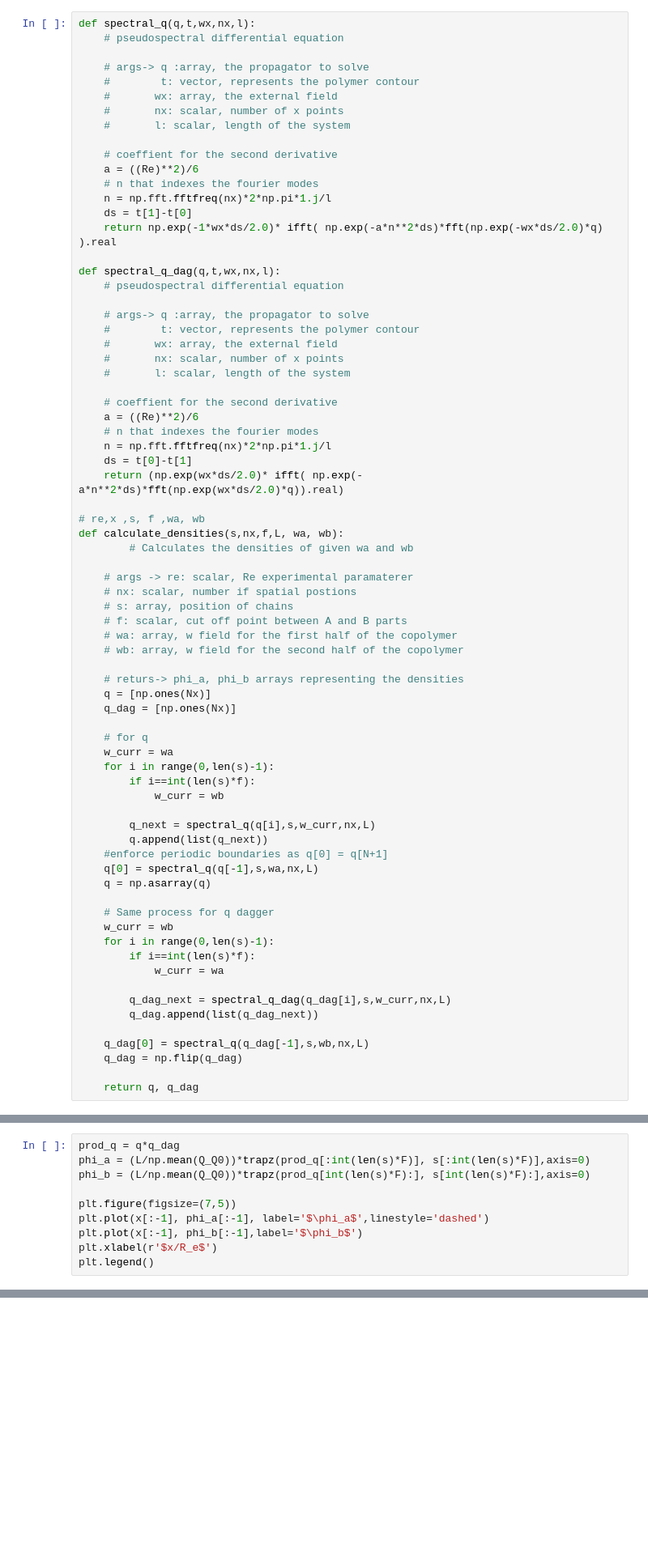
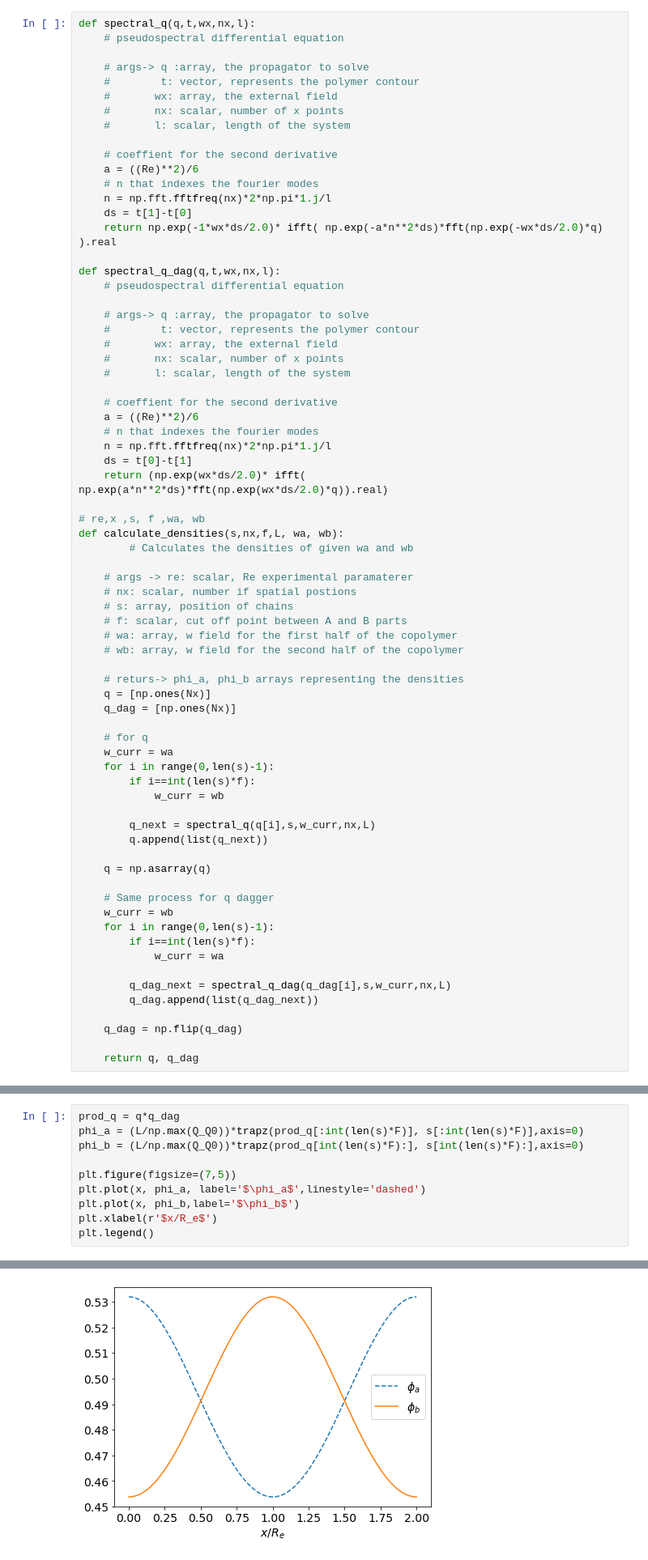
Before and after one commit to Ssalazar12/Physics, a Jupyter notebook: Self-Consistent Field Theory/Project 2_explicit_euler.ipynb, the cells around one changed output, grey strips where cells are left out. Shown: that part at 81% size. Drawn from its saved outputs; the diff is of its cells as text; blank space fills up the shorter version.

```diff
--- a/Self-Consistent Field Theory/Project 2_explicit_euler.ipynb
+++ b/Self-Consistent Field Theory/Project 2_explicit_euler.ipynb
@@ -73,7 +73,7 @@ def spectral_q_dag(q,t,wx,nx,l):
     # n that indexes the fourier modes
     n = np.fft.fftfreq(nx)*2*np.pi*1.j/l
     ds = t[0]-t[1]
-    return (np.exp(wx*ds/2.0)* ifft( np.exp(-a*n**2*ds)*fft(np.exp(wx*ds/2.0)*q)).real)
+    return (np.exp(wx*ds/2.0)* ifft( np.exp(a*n**2*ds)*fft(np.exp(wx*ds/2.0)*q)).real)
 
 # re,x ,s, f ,wa, wb
 def calculate_densities(s,nx,f,L, wa, wb):
@@ -98,8 +98,7 @@ def calculate_densities(s,nx,f,L, wa, wb):
 
         q_next = spectral_q(q[i],s,w_curr,nx,L)
         q.append(list(q_next))
-    #enforce periodic boundaries as q[0] = q[N+1]
-    q[0] = spectral_q(q[-1],s,wa,nx,L)
+
     q = np.asarray(q)
 
     # Same process for q dagger
@@ -111,7 +110,6 @@ def calculate_densities(s,nx,f,L, wa, wb):
         q_dag_next = spectral_q_dag(q_dag[i],s,w_curr,nx,L)
         q_dag.append(list(q_dag_next))
 
-    q_dag[0] = spectral_q(q_dag[-1],s,wb,nx,L)
     q_dag = np.flip(q_dag)
 
     return q, q_dag
@@ -155,11 +137,11 @@ TypeError: can't multiply sequence by non-int of type 'list'
 # %%
 prod_q = q*q_dag
-phi_a = (L/np.mean(Q_Q0))*trapz(prod_q[:int(len(s)*F)], s[:int(len(s)*F)],axis=0)
-phi_b = (L/np.mean(Q_Q0))*trapz(prod_q[int(len(s)*F):], s[int(len(s)*F):],axis=0)
+phi_a = (L/np.max(Q_Q0))*trapz(prod_q[:int(len(s)*F)], s[:int(len(s)*F)],axis=0)
+phi_b = (L/np.max(Q_Q0))*trapz(prod_q[int(len(s)*F):], s[int(len(s)*F):],axis=0)
 
 plt.figure(figsize=(7,5))
-plt.plot(x[:-1], phi_a[:-1], label='$\phi_a$',linestyle='dashed')
-plt.plot(x[:-1], phi_b[:-1],label='$\phi_b$')
+plt.plot(x, phi_a, label='$\phi_a$',linestyle='dashed')
+plt.plot(x, phi_b,label='$\phi_b$')
 plt.xlabel(r'$x/R_e$')
 plt.legend()
 # %% [output]
@@ -167,3 +149,4 @@ ValueError: operands could not be broadcast together with shapes (31,1) (32,256)
+[figure, added]
 # %% [markdown]
 ## SCFT
 
```
Also changed, not shown: parts of 9 cells of this notebook.
